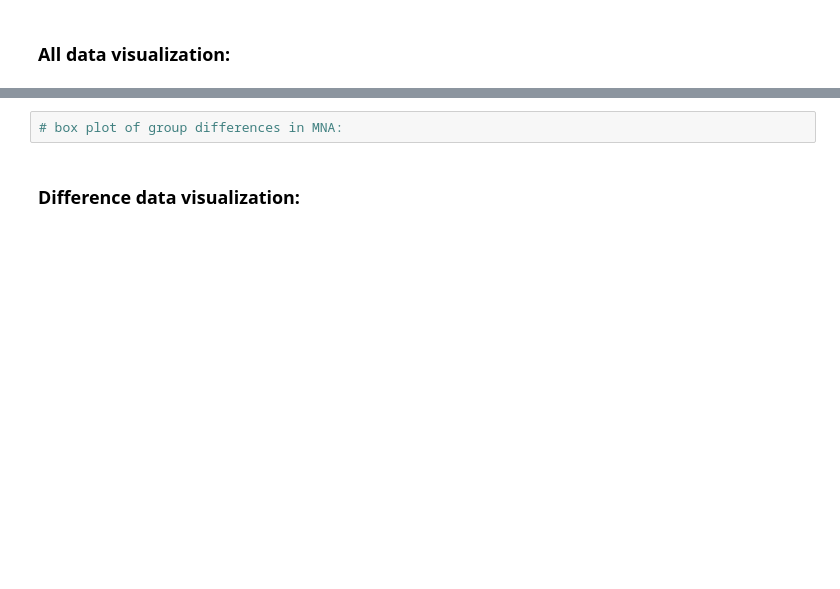
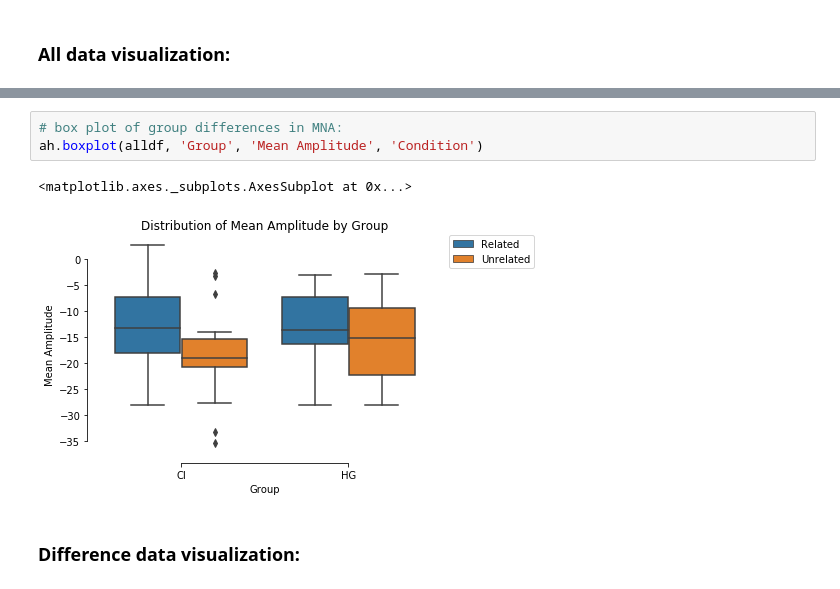
Before and after one commit to sheaduarte/PSC-290-Python-Final-Project, a Jupyter notebook: pierotti/notebooks/Pierotti_N4_datavis.ipynb, the cells around one changed output, grey strips where cells are left out. Saved outputs shown, nothing was run; the diff lists cells and outputs as text; blank space fills up the shorter version.

```diff
--- a/pierotti/notebooks/Pierotti_N4_datavis.ipynb
+++ b/pierotti/notebooks/Pierotti_N4_datavis.ipynb
@@ -86,5 +97,9 @@ NameError: name 'output_directory' is not defined
 # %%
 # box plot of group differences in MNA:
+ah.boxplot(alldf, 'Group', 'Mean Amplitude', 'Condition')
+# %% [output]
+<matplotlib.axes._subplots.AxesSubplot at 0x...>
+[figure, added]
 # %% [markdown]
 ### Difference data visualization:
 # %%
```
Also changed, not shown: parts of 10 cells of this notebook, 9 other files.
